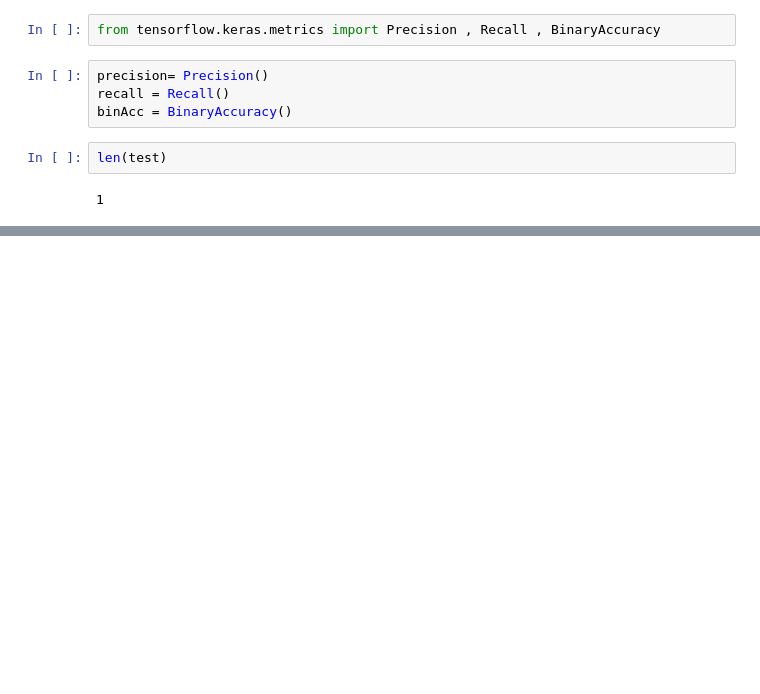
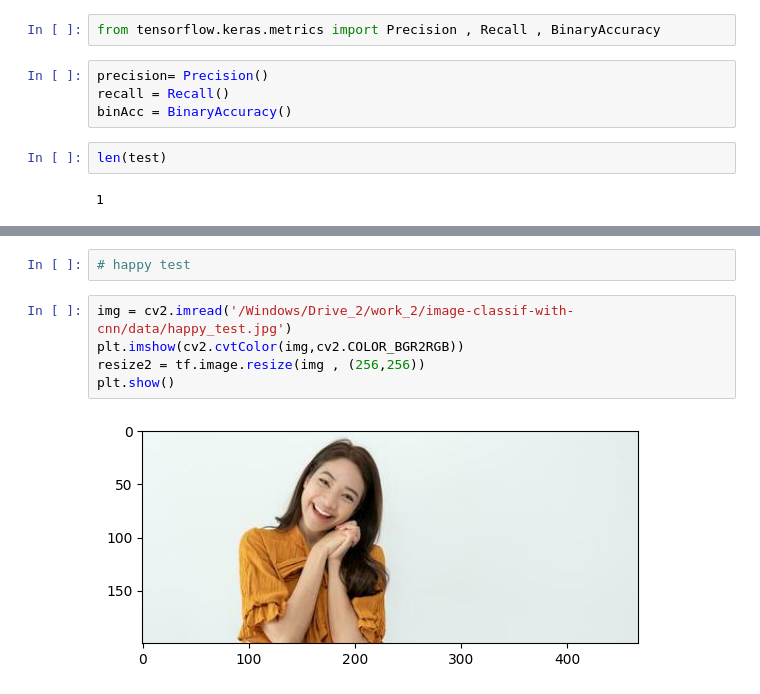
Before and after one commit to antonrejoe/image-classifier-using-cnn, a Jupyter notebook: main.ipynb, the cells around one changed output, grey strips where cells are left out. Cells and saved outputs as stored; diff of their text form; blank space fills up the shorter version.

```diff
--- a/main.ipynb
+++ b/main.ipynb
@@ -368,0 +437,9 @@ for batch in test.as_numpy_iterator():
+# %%
+# happy test
+# %%
+img = cv2.imread('/Windows/Drive_2/work_2/image-classif-with-cnn/data/happy_test.jpg')
+plt.imshow(cv2.cvtColor(img,cv2.COLOR_BGR2RGB))
+resize2 = tf.image.resize(img , (256,256))
+plt.show()
+# %% [output]
+[figure, added]
```
Also changed, not shown: parts of 39 cells of this notebook, 8 other files.
